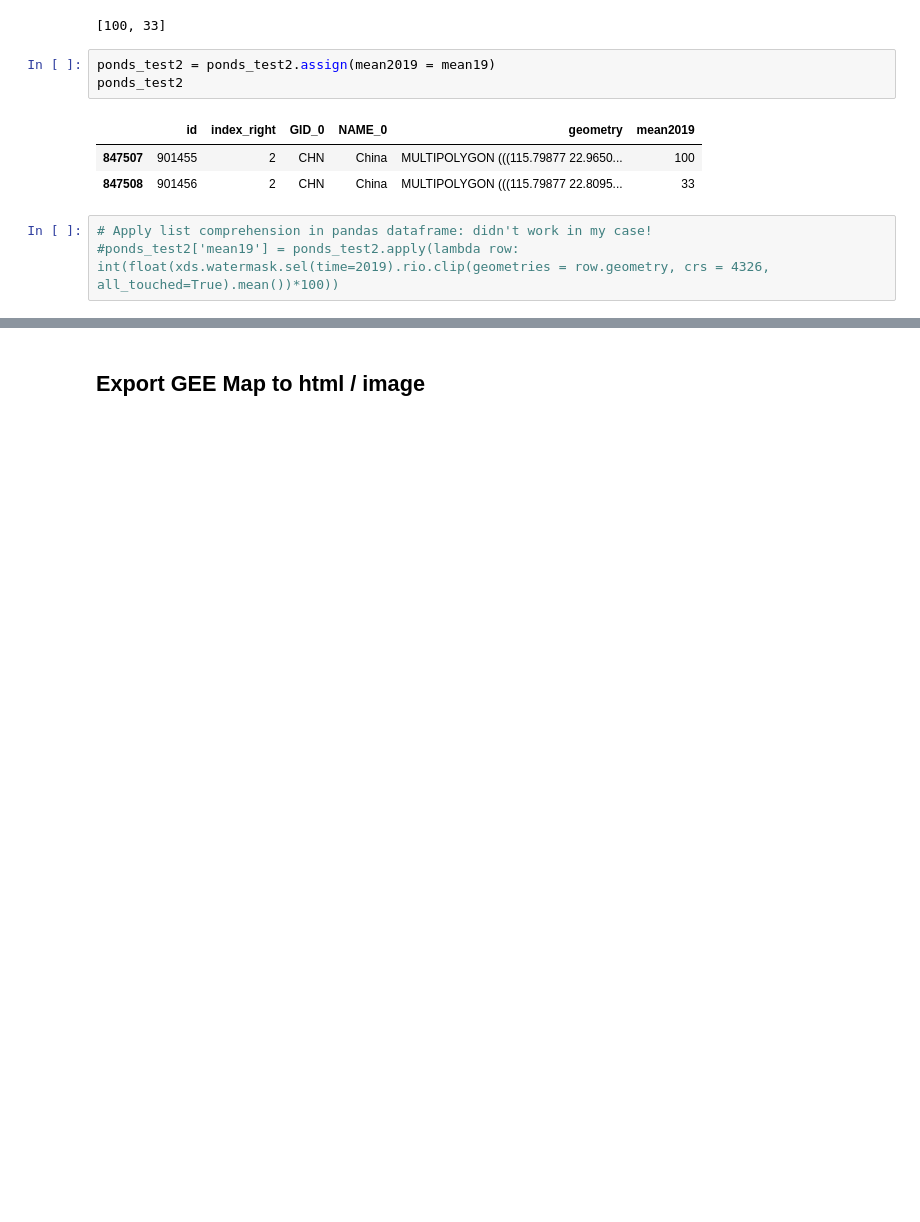
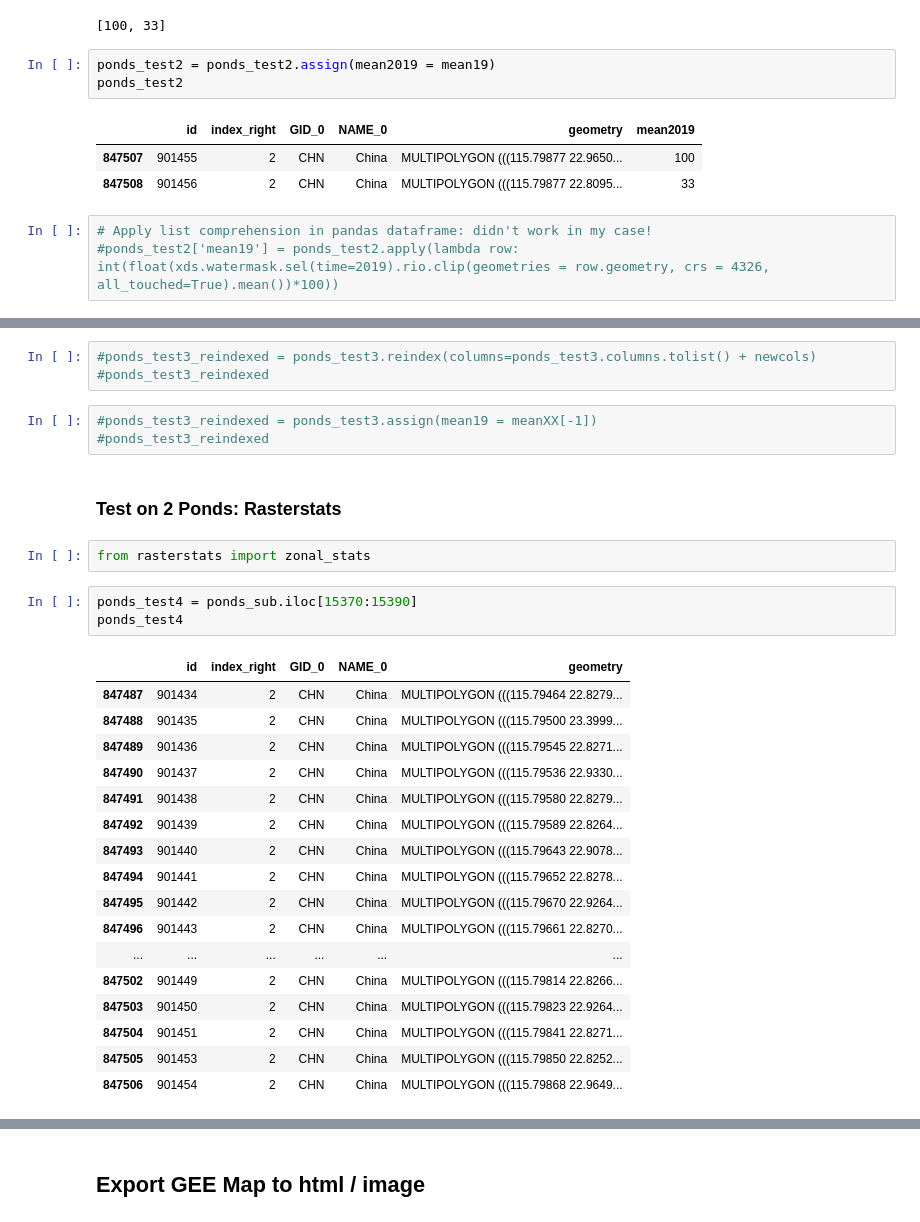
Before and after one commit to Shirobakaidou/Aquaponds, a Jupyter notebook: 04_export_waterMask+dataCoverage.ipynb, the cells around one changed output, grey strips where cells are left out. Saved outputs shown, nothing was run; the diff lists cells and outputs as text; blank space fills up the shorter version.

```diff
--- a/04_export_waterMask+dataCoverage.ipynb
+++ b/04_export_waterMask+dataCoverage.ipynb
@@ -571,0 +641,31 @@ ponds_test2
+# %%
+#ponds_test3_reindexed = ponds_test3.reindex(columns=ponds_test3.columns.tolist() + newcols)
+#ponds_test3_reindexed
+# %%
+#ponds_test3_reindexed = ponds_test3.assign(mean19 = meanXX[-1])
+#ponds_test3_reindexed
+# %% [markdown]
+### Test on 2 Ponds: Rasterstats
+# %%
+from rasterstats import zonal_stats
+# %%
+ponds_test4 = ponds_sub.iloc[15370:15390]
+ponds_test4
+# %% [output]
+|  | id | index_right | GID_0 | NAME_0 | geometry |
+| 847487 | 901434 | 2 | CHN | China | MULTIPOLYGON (((115.79464 22.8279... |
+| 847488 | 901435 | 2 | CHN | China | MULTIPOLYGON (((115.79500 23.3999... |
+| 847489 | 901436 | 2 | CHN | China | MULTIPOLYGON (((115.79545 22.8271... |
+| 847490 | 901437 | 2 | CHN | China | MULTIPOLYGON (((115.79536 22.9330... |
+| 847491 | 901438 | 2 | CHN | China | MULTIPOLYGON (((115.79580 22.8279... |
+| 847492 | 901439 | 2 | CHN | China | MULTIPOLYGON (((115.79589 22.8264... |
+| 847493 | 901440 | 2 | CHN | China | MULTIPOLYGON (((115.79643 22.9078... |
+| 847494 | 901441 | 2 | CHN | China | MULTIPOLYGON (((115.79652 22.8278... |
+| 847495 | 901442 | 2 | CHN | China | MULTIPOLYGON (((115.79670 22.9264... |
+| 847496 | 901443 | 2 | CHN | China | MULTIPOLYGON (((115.79661 22.8270... |
+| ... | ... | ... | ... | ... | ... |
+| 847502 | 901449 | 2 | CHN | China | MULTIPOLYGON (((115.79814 22.8266... |
+| 847503 | 901450 | 2 | CHN | China | MULTIPOLYGON (((115.79823 22.9264... |
+| 847504 | 901451 | 2 | CHN | China | MULTIPOLYGON (((115.79841 22.8271... |
+| 847505 | 901453 | 2 | CHN | China | MULTIPOLYGON (((115.79850 22.8252... |
+| 847506 | 901454 | 2 | CHN | China | MULTIPOLYGON (((115.79868 22.9649... |
```
Also changed, not shown: parts of 17 cells of this notebook.
